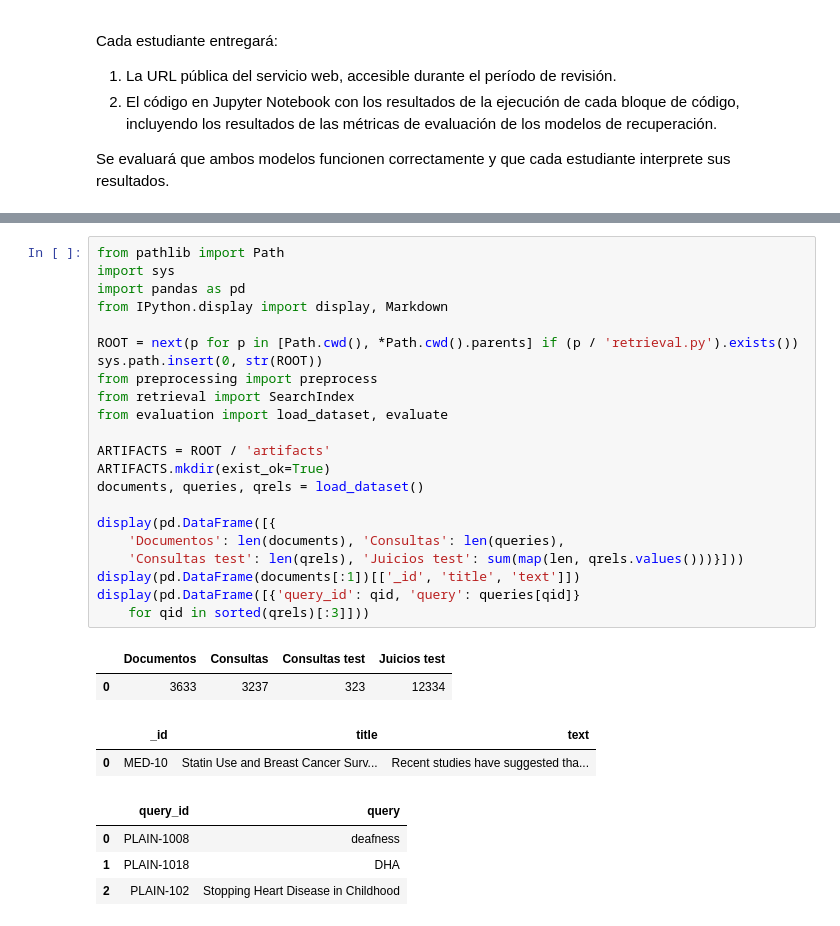
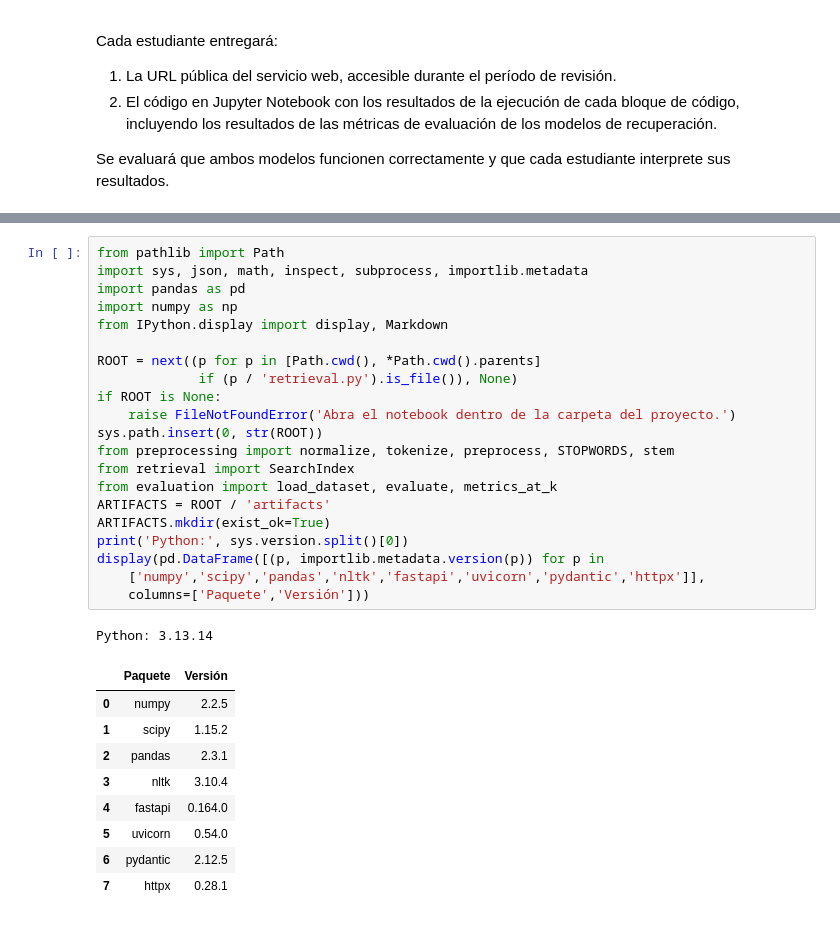
Before and after one commit to JASL22/examen1bimJhonnSaeteros, a Jupyter notebook: examen1bim_Jhonn_Saeteros.ipynb, the cells around one changed output, grey strips where cells are left out. Saved outputs shown, nothing was run; the diff lists cells and outputs as text.

```diff
--- a/examen1bim_Jhonn_Saeteros.ipynb
+++ b/examen1bim_Jhonn_Saeteros.ipynb
@@ -134,31 +138,32 @@ la carpeta del proyecto con ese entorno como kernel.
 # %%
 from pathlib import Path
-import sys
+import sys, json, math, inspect, subprocess, importlib.metadata
 import pandas as pd
+import numpy as np
 from IPython.display import display, Markdown
 
-ROOT = next(p for p in [Path.cwd(), *Path.cwd().parents] if (p / 'retrieval.py').exists())
+ROOT = next((p for p in [Path.cwd(), *Path.cwd().parents]
+             if (p / 'retrieval.py').is_file()), None)
+if ROOT is None:
+    raise FileNotFoundError('Abra el notebook dentro de la carpeta del proyecto.')
 sys.path.insert(0, str(ROOT))
-from preprocessing import preprocess
+from preprocessing import normalize, tokenize, preprocess, STOPWORDS, stem
 from retrieval import SearchIndex
-from evaluation import load_dataset, evaluate
-
+from evaluation import load_dataset, evaluate, metrics_at_k
 ARTIFACTS = ROOT / 'artifacts'
 ARTIFACTS.mkdir(exist_ok=True)
-documents, queries, qrels = load_dataset()
-
-display(pd.DataFrame([{
-    'Documentos': len(documents), 'Consultas': len(queries),
-    'Consultas test': len(qrels), 'Juicios test': sum(map(len, qrels.values()))}]))
-display(pd.DataFrame(documents[:1])[['_id', 'title', 'text']])
-display(pd.DataFrame([{'query_id': qid, 'query': queries[qid]}
-    for qid in sorted(qrels)[:3]]))
+print('Python:', sys.version.split()[0])
+display(pd.DataFrame([(p, importlib.metadata.version(p)) for p in
+    ['numpy','scipy','pandas','nltk','fastapi','uvicorn','pydantic','httpx']],
+    columns=['Paquete','Versión']))
 # %% [output]
+Python: 3.13.14
-|  | Documentos | Consultas | Consultas test | Juicios test |
-| 0 | 3633 | 3237 | 323 | 12334 |
+|  | Paquete | Versión |
+| 0 | numpy | 2.2.5 |
+| 1 | scipy | 1.15.2 |
+| 2 | pandas | 2.3.1 |
+| 3 | nltk | 3.10.4 |
+| 4 | fastapi | 0.164.0 |
+| 5 | uvicorn | 0.54.0 |
+| 6 | pydantic | 2.12.5 |
+| 7 | httpx | 0.28.1 |
-|  | _id | title | text |
-| 0 | MED-10 | Statin Use and Breast Cancer Surv... | Recent studies have suggested tha... |
-|  | query_id | query |
-| 0 | PLAIN-1008 | deafness |
-| 1 | PLAIN-1018 | DHA |
-| 2 | PLAIN-102 | Stopping Heart Disease in Childhood |
```
Also changed, not shown: parts of 33 cells of this notebook, 1 other file.
